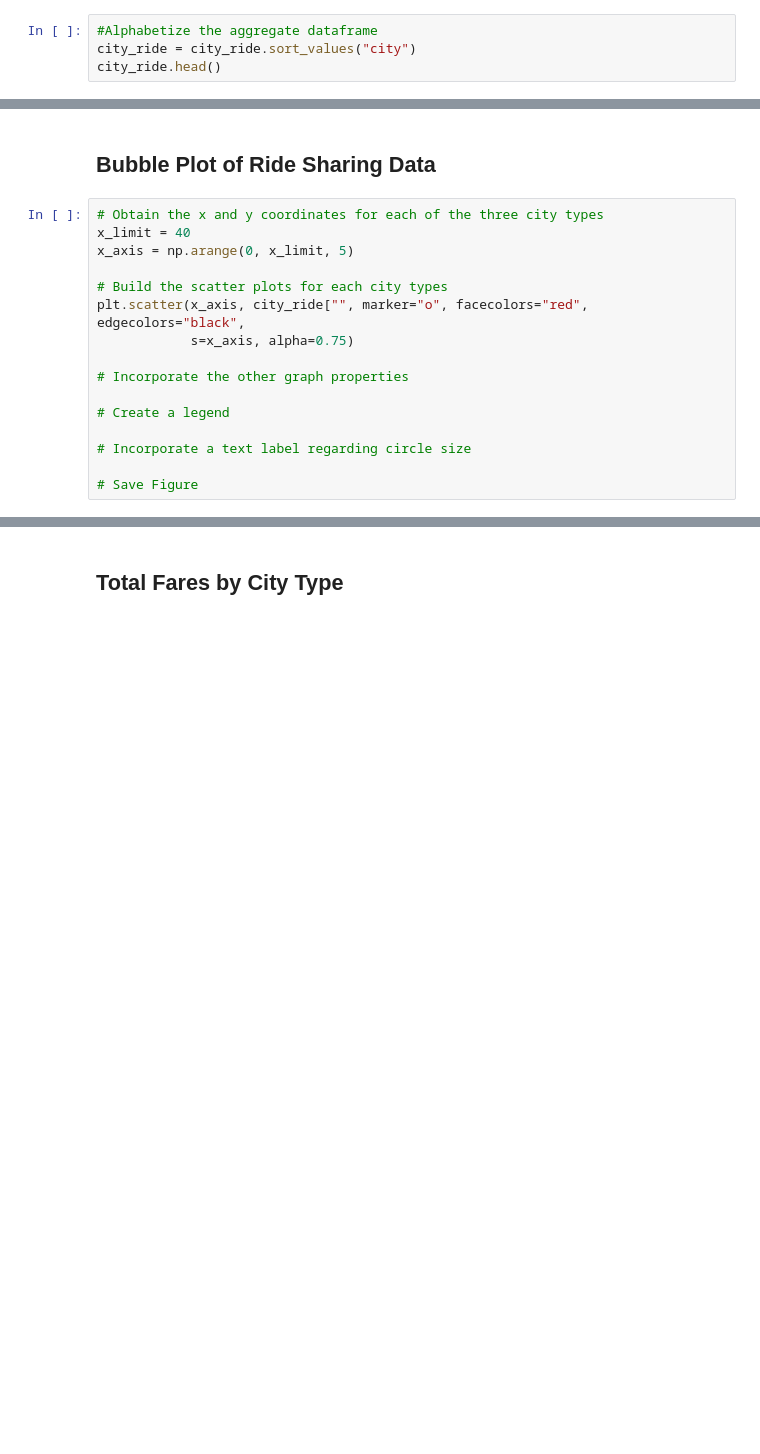
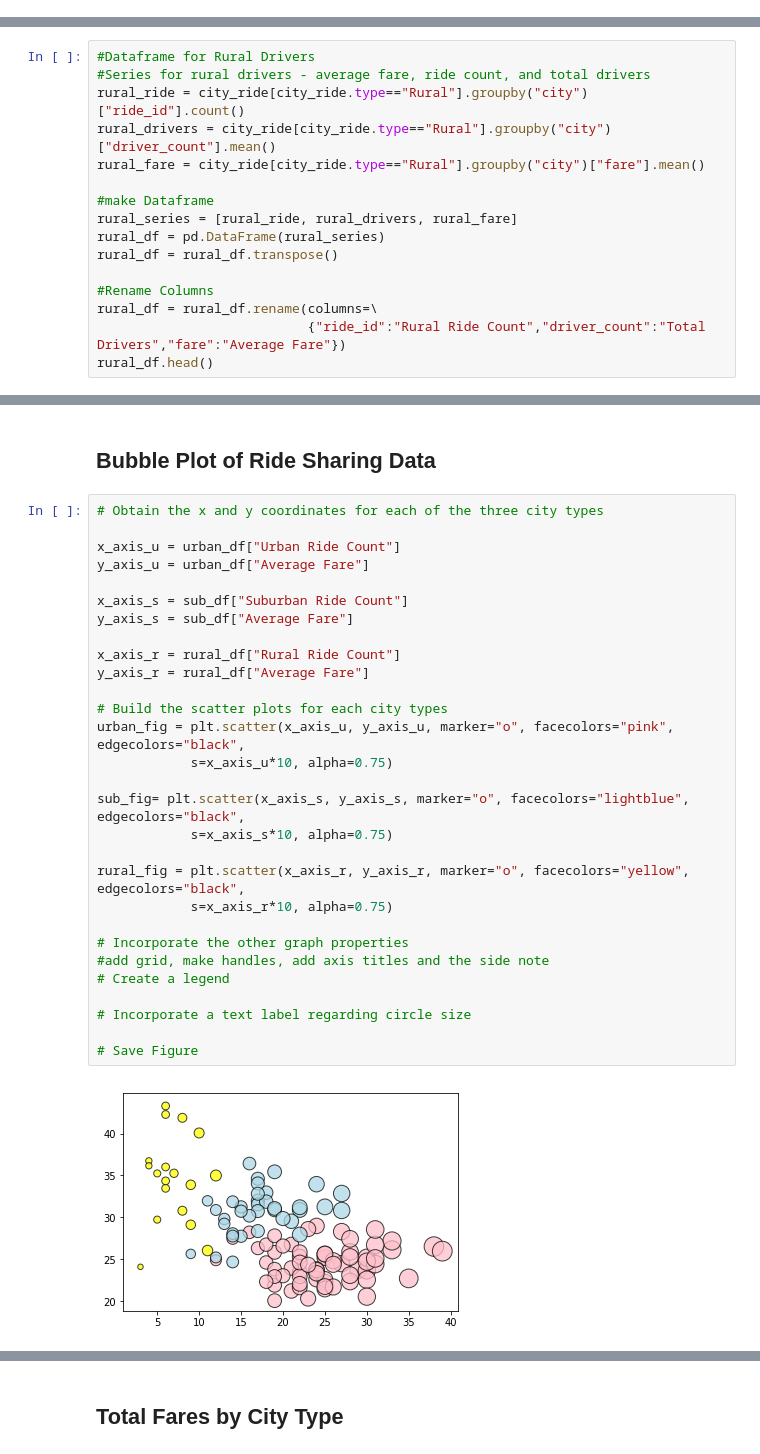
Before and after one commit to mawothe/HomeworkRepo, a Jupyter notebook: Homework_5/Pyber/pyber_starter.ipynb, the cells around one changed output, grey strips where cells are left out. Saved outputs shown, nothing was run; the diff lists cells and outputs as text; blank space fills up the shorter version.

Commit message:
Through two pie charts and final stage formatting

```diff
--- a/Homework_5/Pyber/pyber_starter.ipynb
+++ b/Homework_5/Pyber/pyber_starter.ipynb
@@ -26,7 +28,3 @@ city_ride.head()
 | 2 | Port Samanthamouth | 2018-02-24 04:29:00 | 33.44 | 2005065760003 | 57 | Urban |
 | 3 | Rodneyfort | 2018-02-10 23:22:03 | 23.44 | 5149245426178 | 34 | Urban |
 | 4 | South Jack | 2018-03-06 04:28:35 | 34.58 | 3908451377344 | 46 | Urban |
-# %%
-#Alphabetize the aggregate dataframe
-city_ride = city_ride.sort_values("city")
-city_ride.head()
@@ -92,0 +78,16 @@ for city in cities:
+# %%
+#Dataframe for Rural Drivers
+#Series for rural drivers - average fare, ride count, and total drivers
+rural_ride = city_ride[city_ride.type=="Rural"].groupby("city")["ride_id"].count()
+rural_drivers = city_ride[city_ride.type=="Rural"].groupby("city")["driver_count"].mean()
+rural_fare = city_ride[city_ride.type=="Rural"].groupby("city")["fare"].mean()
+
+#make Dataframe
+rural_series = [rural_ride, rural_drivers, rural_fare]
+rural_df = pd.DataFrame(rural_series)
+rural_df = rural_df.transpose()
+
+#Rename Columns
+rural_df = rural_df.rename(columns=\
+                           {"ride_id":"Rural Ride Count","driver_count":"Total Drivers","fare":"Average Fare"})
+rural_df.head()
@@ -94,20 +103,35 @@ for city in cities:
 ## Bubble Plot of Ride Sharing Data
 # %%
 # Obtain the x and y coordinates for each of the three city types
-x_limit = 40
-x_axis = np.arange(0, x_limit, 5)
+
+x_axis_u = urban_df["Urban Ride Count"]
+y_axis_u = urban_df["Average Fare"]
+
+x_axis_s = sub_df["Suburban Ride Count"]
+y_axis_s = sub_df["Average Fare"]
+
+x_axis_r = rural_df["Rural Ride Count"]
+y_axis_r = rural_df["Average Fare"]
 
 # Build the scatter plots for each city types
-plt.scatter(x_axis, city_ride["", marker="o", facecolors="red", edgecolors="black",
-            s=x_axis, alpha=0.75)
+urban_fig = plt.scatter(x_axis_u, y_axis_u, marker="o", facecolors="pink", edgecolors="black",
+            s=x_axis_u*10, alpha=0.75)
+
+sub_fig= plt.scatter(x_axis_s, y_axis_s, marker="o", facecolors="lightblue", edgecolors="black",
+            s=x_axis_s*10, alpha=0.75)
+
+rural_fig = plt.scatter(x_axis_r, y_axis_r, marker="o", facecolors="yellow", edgecolors="black",
+            s=x_axis_r*10, alpha=0.75)
 
 # Incorporate the other graph properties
-
+#add grid, make handles, add axis titles and the side note
 # Create a legend
 
 # Incorporate a text label regarding circle size
 
 # Save Figure
+# %% [output]
+[figure, added]
 # %%
 # Show plot
 plt.show()
```
Also changed, not shown: parts of 20 cells of this notebook.
